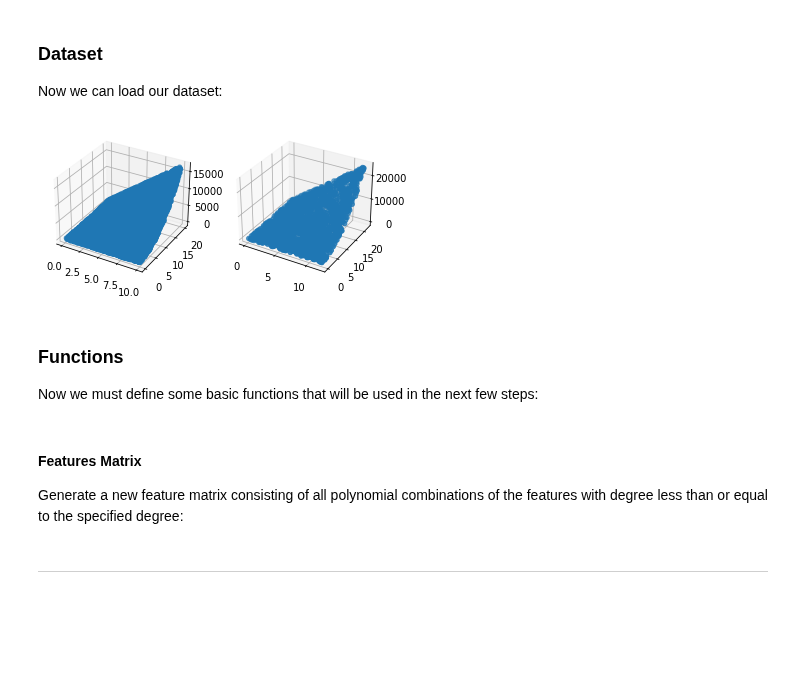
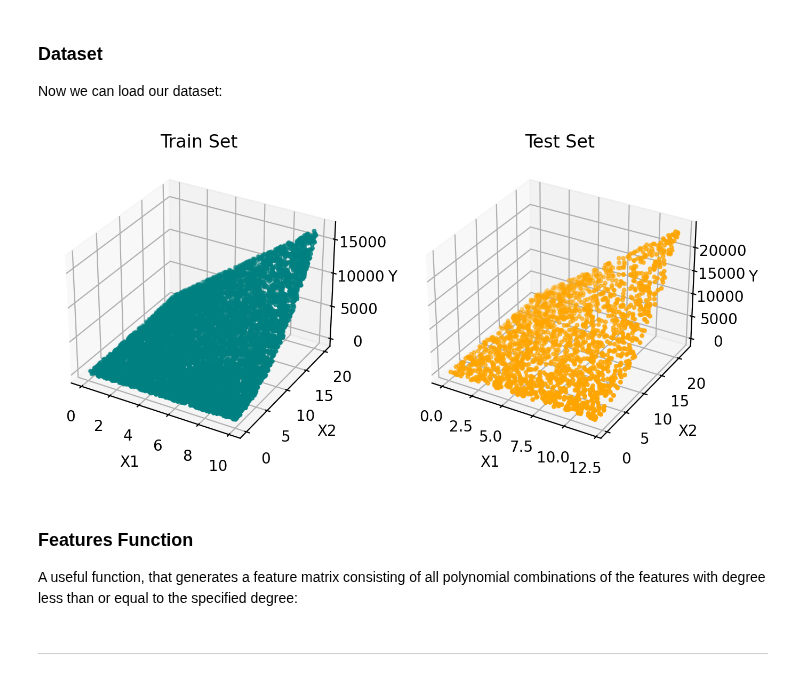
Before and after one commit to ckoliber/mlexercises, a Jupyter notebook: src/exercise1.ipynb, the cells around one changed output. Cells and saved outputs as stored; diff of their text form; code cells hidden in the pictures; blank space fills up the shorter version.

```diff
--- a/src/exercise1.ipynb
+++ b/src/exercise1.ipynb
@@ -26,33 +26,37 @@ Now we can load our dataset:
 # %%
 data = np.load("../lib/data.npz")
 
 x1 = data["x1"]
 x2 = data["x2"]
 y = data["y"]
 
 x1_test = data["x1_test"]
 x2_test = data["x2_test"]
 y_test = data["y_test"]
 
-fig = plt.figure()
+fig = plt.figure(figsize=(8, 6), dpi=200)
 
 ax1 = fig.add_subplot(1, 2, 1, projection="3d")
+ax1.scatter(x1, x2, y, marker=".", c="teal")
+ax1.set_title("Train Set")
+ax1.set_xlabel("X1")
+ax1.set_ylabel("X2")
+ax1.set_zlabel("Y")
+
 ax2 = fig.add_subplot(1, 2, 2, projection="3d")
-
-ax1.scatter3D(x1, x2, y)
-ax2.scatter3D(x1_test, x2_test, y_test)
+ax2.scatter(x1_test, x2_test, y_test, marker=".", c="orange")
+ax2.set_title("Test Set")
+ax2.set_xlabel("X1")
+ax2.set_ylabel("X2")
+ax2.set_zlabel("Y")
 
 plt.show()
 # %% [output]
-[figure, old version]
+[figure, new version]
-# %% [markdown]
-### Functions
-
-Now we must define some basic functions that will be used in the next few steps:
 # %% [markdown]
-#### Features Matrix
+### Features Function
 
-Generate a new feature matrix consisting of all polynomial combinations of the features with degree less than or equal to the specified degree:
+A useful function, that generates a feature matrix consisting of all polynomial combinations of the features with degree less than or equal to the specified degree:
 # %%
 def features_matrix(features, degree):
     result = []
```
Also changed, not shown: parts of 12 cells of this notebook.
